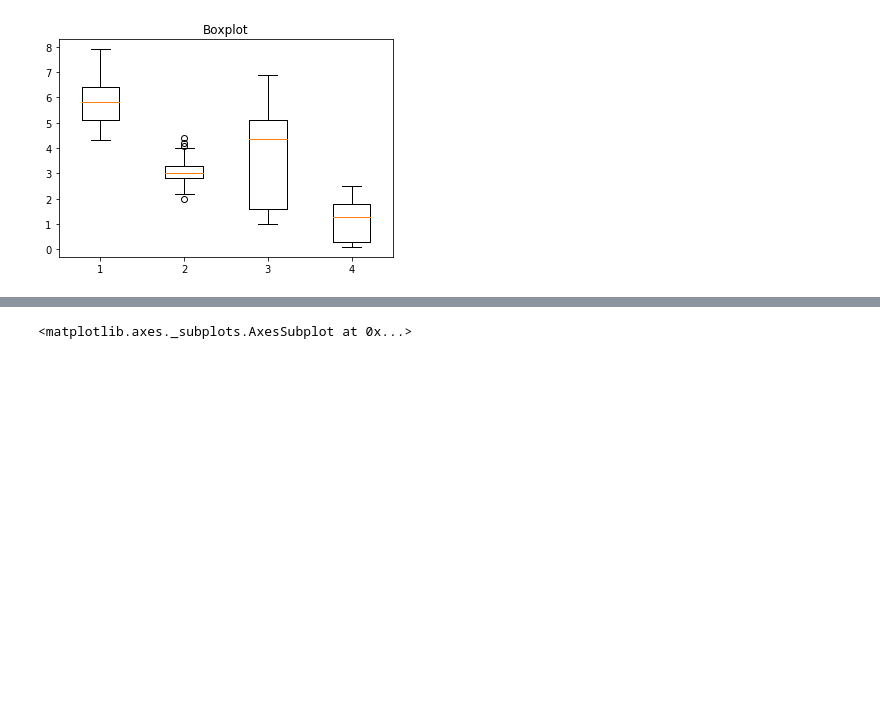
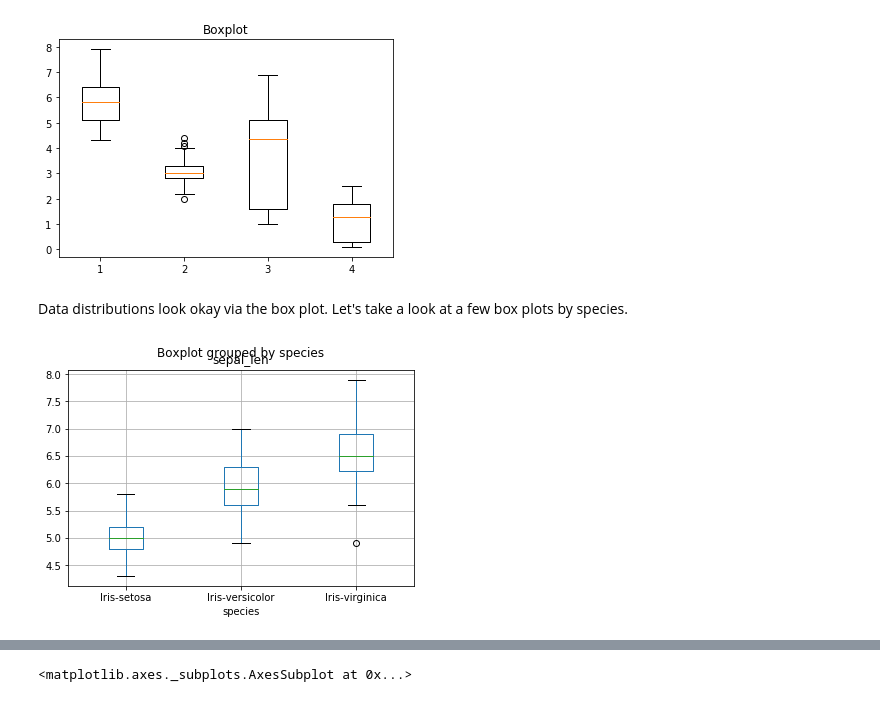
Before and after one commit to Atrus619/CSDGAN, a Jupyter notebook: code/Iris Data Wrangling & Exploration.ipynb, the cells around one changed output, grey strips where cells are left out. Drawn from its saved outputs; the diff is of its cells as text; code cells hidden in the pictures; blank space fills up the shorter version.

Commit message:
Uploading first draft of data wrangling/exploration for capstone

```diff
--- a/code/Iris Data Wrangling & Exploration.ipynb
+++ b/code/Iris Data Wrangling & Exploration.ipynb
@@ -60,0 +60,7 @@ Data distributions look okay via the box plot. Let's take a look at a few histog
+# %% [markdown]
+Data distributions look okay via the box plot. Let's take a look at a few box plots by species.
+# %%
+iris.boxplot('sepal_len','species')
+plt.show()
+# %% [output]
+[figure, added]
```
Also changed, not shown: parts of 12 cells of this notebook, 7 other files.
